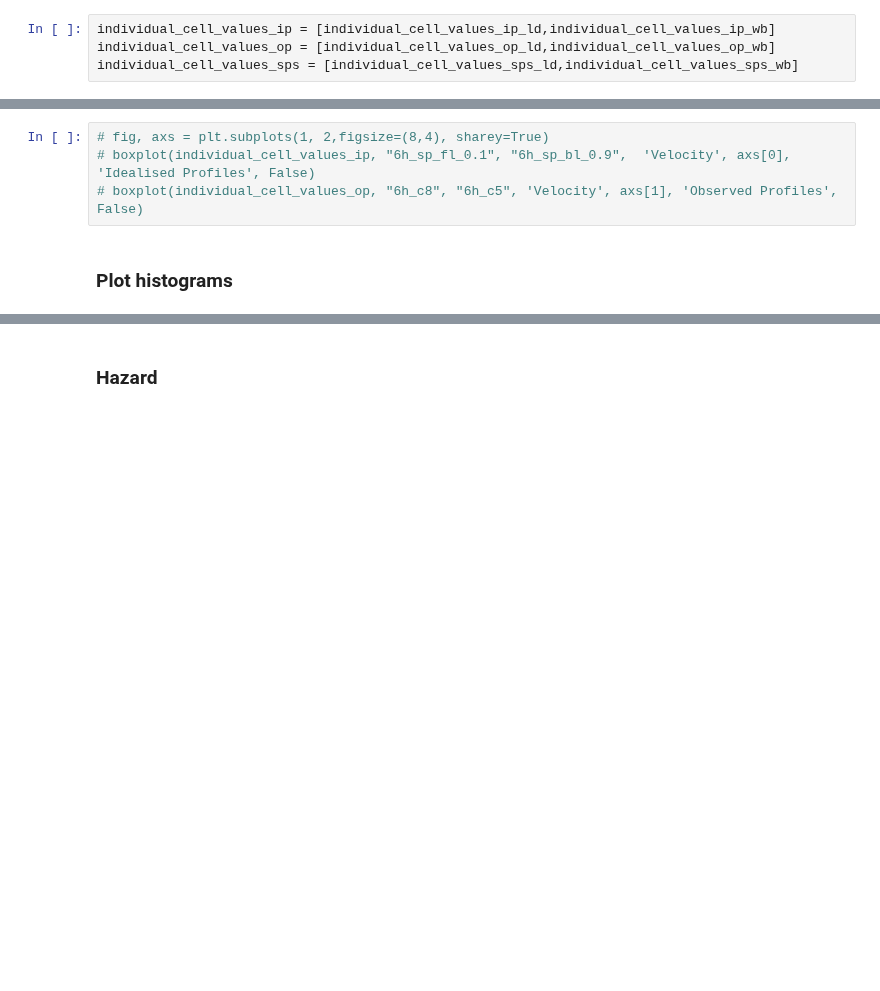
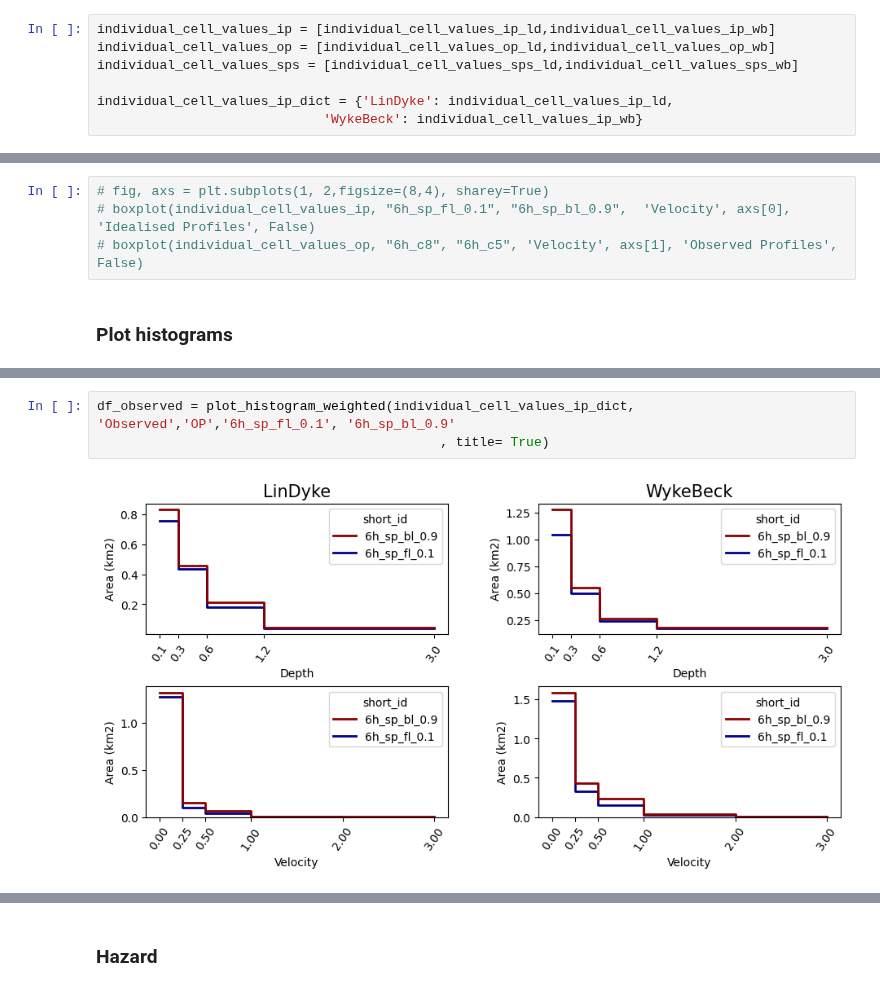
Before and after one commit to masher92/UKCP18, a Jupyter notebook: CatchmentAnalysis/PlotsForPaper/PlotsForPaper.ipynb, the cells around one changed output, grey strips where cells are left out. Drawn from its saved outputs; the diff is of its cells as text; blank space fills up the shorter version.

```diff
--- a/CatchmentAnalysis/PlotsForPaper/PlotsForPaper.ipynb
+++ b/CatchmentAnalysis/PlotsForPaper/PlotsForPaper.ipynb
@@ -201,6 +191,9 @@ individual_cell_values_sps_wb= pd.read_csv("ProcessModelResults/Outputs/Data/Sin
 individual_cell_values_ip = [individual_cell_values_ip_ld,individual_cell_values_ip_wb]
 individual_cell_values_op = [individual_cell_values_op_ld,individual_cell_values_op_wb]
 individual_cell_values_sps = [individual_cell_values_sps_ld,individual_cell_values_sps_wb]
+
+individual_cell_values_ip_dict = {'LinDyke': individual_cell_values_ip_ld,
+                             'WykeBeck': individual_cell_values_ip_wb}
 # %% [markdown]
 ### Plot boxplots
 # %%
@@ -241,0 +399,5 @@ pd.concat([df_depth_idealised, df_depth_observed.iloc[:,1:]], axis=1)
+# %%
+df_observed = plot_histogram_weighted(individual_cell_values_ip_dict, 'Observed','OP','6h_sp_fl_0.1', '6h_sp_bl_0.9'
+                                            , title= True)
+# %% [output]
+[figure, added]
```
Also changed, not shown: parts of 22 cells of this notebook.
